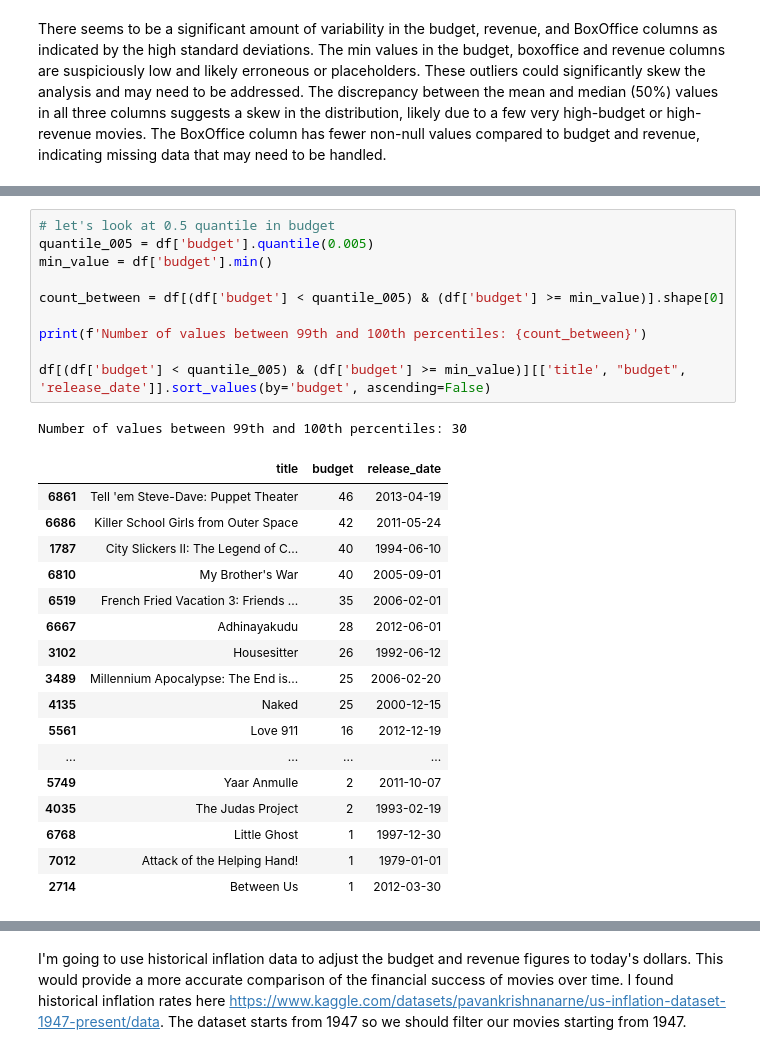
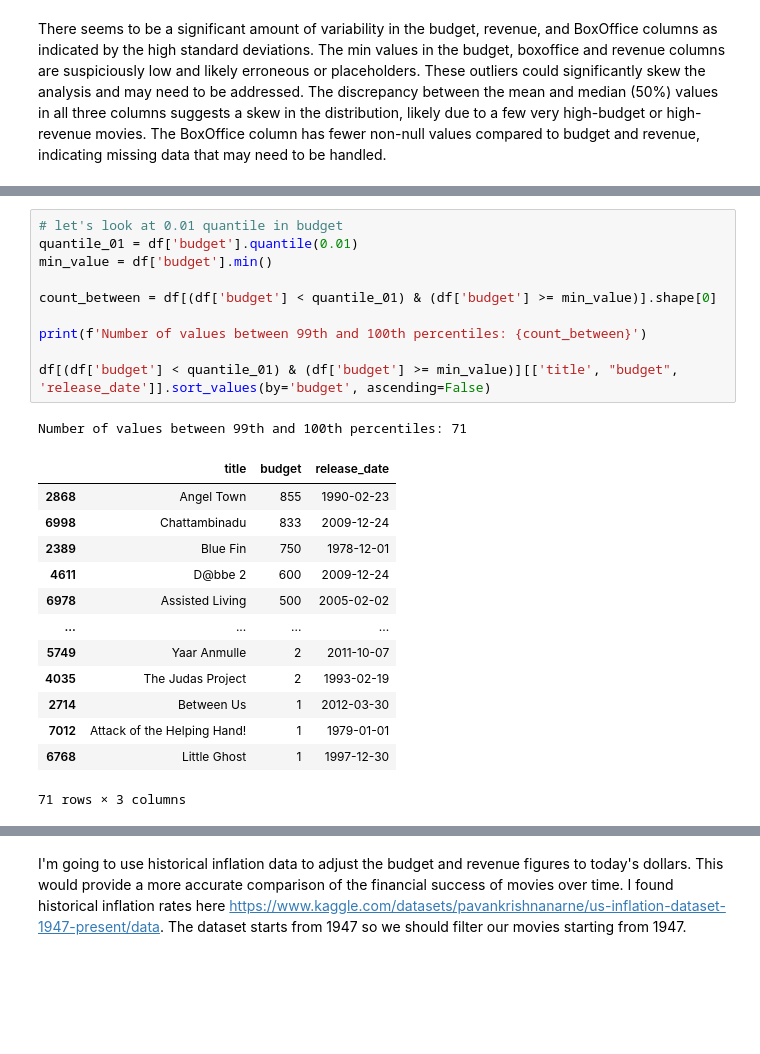
Before and after one commit to olgazju/ml_camp_2023, a Jupyter notebook: midterm_project/notebooks/1-Data-Cleaning.ipynb, the cells around one changed output, grey strips where cells are left out. Saved outputs shown, nothing was run; the diff lists cells and outputs as text; blank space fills up the shorter version.

```diff
--- a/midterm_project/notebooks/1-Data-Cleaning.ipynb
+++ b/midterm_project/notebooks/1-Data-Cleaning.ipynb
@@ -668,30 +684,26 @@ There seems to be a significant amount of variability in the budget, revenue, an
 # %%
-# let's look at 0.5 quantile in budget
-quantile_005 = df['budget'].quantile(0.005)
+# let's look at 0.01 quantile in budget
+quantile_01 = df['budget'].quantile(0.01)
 min_value = df['budget'].min()
 
-count_between = df[(df['budget'] < quantile_005) & (df['budget'] >= min_value)].shape[0]
+count_between = df[(df['budget'] < quantile_01) & (df['budget'] >= min_value)].shape[0]
 
 print(f'Number of values between 99th and 100th percentiles: {count_between}')
 
-df[(df['budget'] < quantile_005) & (df['budget'] >= min_value)][['title', "budget", 'release_date']].sort_values(by='budget', ascending=False)
+df[(df['budget'] < quantile_01) & (df['budget'] >= min_value)][['title', "budget", 'release_date']].sort_values(by='budget', ascending=False)
 # %% [output]
-Number of values between 99th and 100th percentiles: 30
+Number of values between 99th and 100th percentiles: 71
 |  | title | budget | release_date |
-| 6861 | Tell 'em Steve-Dave: Puppet Theater | 46 | 2013-04-19 |
-| 6686 | Killer School Girls from Outer Space | 42 | 2011-05-24 |
-| 1787 | City Slickers II: The Legend of C... | 40 | 1994-06-10 |
-| 6810 | My Brother's War | 40 | 2005-09-01 |
-| 6519 | French Fried Vacation 3: Friends ... | 35 | 2006-02-01 |
-| 6667 | Adhinayakudu | 28 | 2012-06-01 |
-| 3102 | Housesitter | 26 | 1992-06-12 |
-| 3489 | Millennium Apocalypse: The End is... | 25 | 2006-02-20 |
-| 4135 | Naked | 25 | 2000-12-15 |
-| 5561 | Love 911 | 16 | 2012-12-19 |
+| 2868 | Angel Town | 855 | 1990-02-23 |
+| 6998 | Chattambinadu | 833 | 2009-12-24 |
+| 2389 | Blue Fin | 750 | 1978-12-01 |
+| 4611 | D@bbe 2 | 600 | 2009-12-24 |
+| 6978 | Assisted Living | 500 | 2005-02-02 |
 | ... | ... | ... | ... |
 | 5749 | Yaar Anmulle | 2 | 2011-10-07 |
 | 4035 | The Judas Project | 2 | 1993-02-19 |
+| 2714 | Between Us | 1 | 2012-03-30 |
+| 7012 | Attack of the Helping Hand! | 1 | 1979-01-01 |
 | 6768 | Little Ghost | 1 | 1997-12-30 |
-| 7012 | Attack of the Helping Hand! | 1 | 1979-01-01 |
-| 2714 | Between Us | 1 | 2012-03-30 |
+71 rows × 3 columns
 # %%
```
Also changed, not shown: parts of 7 cells of this notebook, 2 other files.
